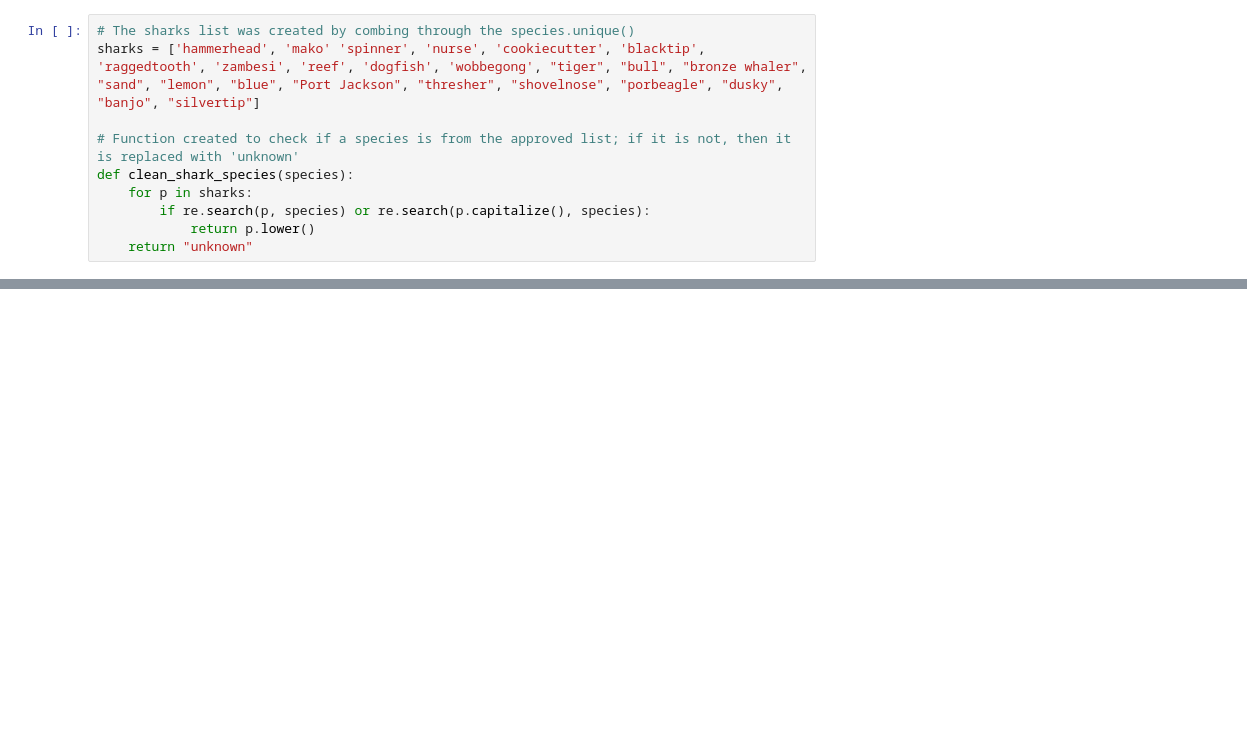
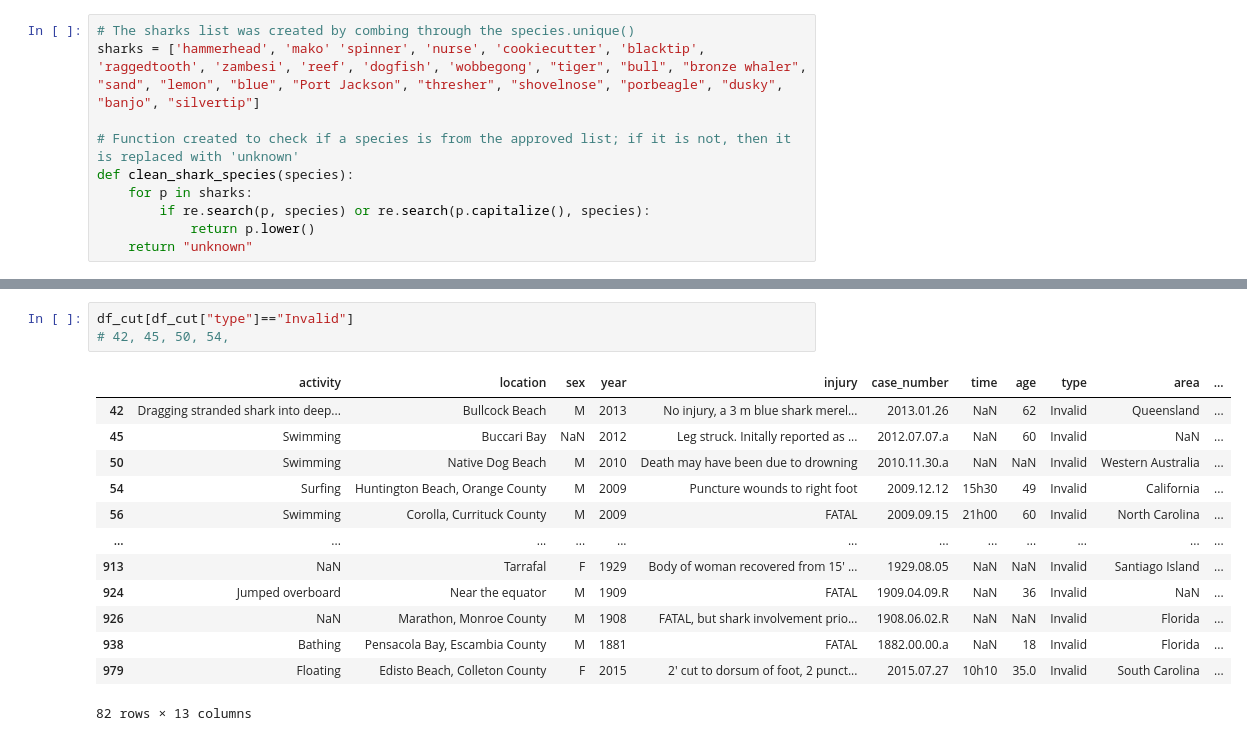
Before and after one commit to JenniferM-BShulyak/shark_attacks, a Jupyter notebook: setup.ipynb, the cells around one changed output, grey strips where cells are left out. Cells and saved outputs as stored; diff of their text form; blank space fills up the shorter version.

```diff
--- a/setup.ipynb
+++ b/setup.ipynb
@@ -216,0 +248,17 @@ array(['USA', 'AUSTRALIA', 'New Zealand', 'NEW CALEDONIA', 'MALDIVES',
+# %%
+df_cut[df_cut["type"]=="Invalid"]
+# 42, 45, 50, 54,
+# %% [output]
+|  | activity | location | sex | year | injury | case_number | time | age | type | area | ... |
+| 42 | Dragging stranded shark into deep... | Bullcock Beach | M | 2013 | No injury, a 3 m blue shark merel... | 2013.01.26 | NaN | 62 | Invalid | Queensland | ... |
+| 45 | Swimming | Buccari Bay | NaN | 2012 | Leg struck. Initally reported as ... | 2012.07.07.a | NaN | 60 | Invalid | NaN | ... |
+| 50 | Swimming | Native Dog Beach | M | 2010 | Death may have been due to drowning | 2010.11.30.a | NaN | NaN | Invalid | Western Australia | ... |
+| 54 | Surfing | Huntington Beach, Orange County | M | 2009 | Puncture wounds to right foot | 2009.12.12 | 15h30 | 49 | Invalid | California | ... |
+| 56 | Swimming | Corolla, Currituck County | M | 2009 | FATAL | 2009.09.15 | 21h00 | 60 | Invalid | North Carolina | ... |
+| ... | ... | ... | ... | ... | ... | ... | ... | ... | ... | ... | ... |
+| 913 | NaN | Tarrafal | F | 1929 | Body of woman recovered from 15' ... | 1929.08.05 | NaN | NaN | Invalid | Santiago Island | ... |
+| 924 | Jumped overboard | Near the equator | M | 1909 | FATAL | 1909.04.09.R | NaN | 36 | Invalid | NaN | ... |
+| 926 | NaN | Marathon, Monroe County | M | 1908 | FATAL, but shark involvement prio... | 1908.06.02.R | NaN | NaN | Invalid | Florida | ... |
+| 938 | Bathing | Pensacola Bay, Escambia County | M | 1881 | FATAL | 1882.00.00.a | NaN | 18 | Invalid | Florida | ... |
+| 979 | Floating | Edisto Beach, Colleton County | F | 2015 | 2' cut to dorsum of foot, 2 punct... | 2015.07.27 | 10h10 | 35.0 | Invalid | South Carolina | ... |
+82 rows × 13 columns
```
Also changed, not shown: parts of 19 cells of this notebook.
